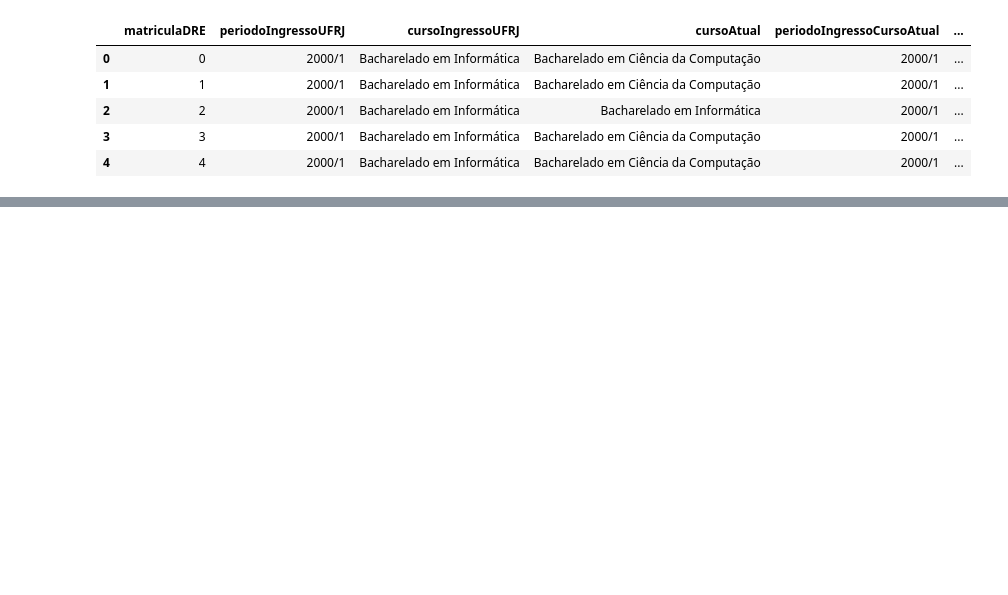
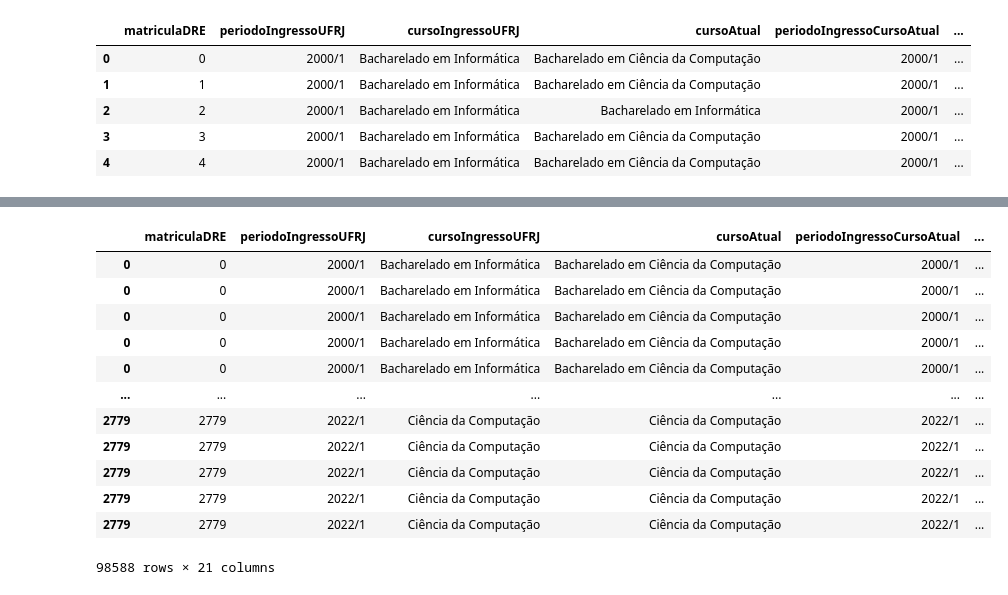
Before and after one commit to MarcosEduard0/Streamlit-TCC, a Jupyter notebook: marcos.ipynb, the cells around one changed output, grey strips where cells are left out. Drawn from its saved outputs; the diff is of its cells as text; code cells hidden in the pictures; blank space fills up the shorter version.

```diff
--- a/marcos.ipynb
+++ b/marcos.ipynb
@@ -15 +83,3 @@ df.head(5)
+# %%
+df['disciplinasCursadas'] = df['disciplinasCursadas'].apply(lambda x: [tuple(item.split('-')) for item in x.split('\n')])
 # %%
@@ -28,0 +89,2 @@ Index(['Unnamed: 0', 'matriculaDRE', 'periodoIngressoUFRJ',
+# %%
+df_exploded = df.explode('disciplinasCursadas')
@@ -28,0 +112,8 @@ Index(['Unnamed: 0', 'matriculaDRE', 'periodoIngressoUFRJ',
+# %%
+df_exploded['disciplinasCursadas'] = df_exploded['disciplinasCursadas'].apply(lambda x: (
+    x[0].replace(' ', ''),
+    x[1].split()[0].replace(' ', ''),
+    ' '.join(x[1].split()[1:]),
+    x[2].replace(' ', ''),
+    x[3].replace(' ', '')
+))
@@ -28,0 +124,3 @@ Index(['Unnamed: 0', 'matriculaDRE', 'periodoIngressoUFRJ',
+# %%
+d_disciplina = pd.DataFrame(df_exploded['disciplinasCursadas'].tolist(), index=df_exploded.index, columns=('periodo','cod_Disciplina','disciplina','grau_disciplina','situacao_disciplina'))
+d_disciplina
@@ -28,0 +141,18 @@ Index(['Unnamed: 0', 'matriculaDRE', 'periodoIngressoUFRJ',
+# %%
+df = pd.concat([df_exploded, d_disciplina], axis=1)
+df.drop('disciplinasCursadas', axis=1, inplace=True)
+df
+# %% [output]
+|  | matriculaDRE | periodoIngressoUFRJ | cursoIngressoUFRJ | cursoAtual | periodoIngressoCursoAtual | ... |
+| 0 | 0 | 2000/1 | Bacharelado em Informática | Bacharelado em Ciência da Computação | 2000/1 | ... |
+| 0 | 0 | 2000/1 | Bacharelado em Informática | Bacharelado em Ciência da Computação | 2000/1 | ... |
+| 0 | 0 | 2000/1 | Bacharelado em Informática | Bacharelado em Ciência da Computação | 2000/1 | ... |
+| 0 | 0 | 2000/1 | Bacharelado em Informática | Bacharelado em Ciência da Computação | 2000/1 | ... |
+| 0 | 0 | 2000/1 | Bacharelado em Informática | Bacharelado em Ciência da Computação | 2000/1 | ... |
+| ... | ... | ... | ... | ... | ... | ... |
+| 2779 | 2779 | 2022/1 | Ciência da Computação | Ciência da Computação | 2022/1 | ... |
+| 2779 | 2779 | 2022/1 | Ciência da Computação | Ciência da Computação | 2022/1 | ... |
+| 2779 | 2779 | 2022/1 | Ciência da Computação | Ciência da Computação | 2022/1 | ... |
+| 2779 | 2779 | 2022/1 | Ciência da Computação | Ciência da Computação | 2022/1 | ... |
+| 2779 | 2779 | 2022/1 | Ciência da Computação | Ciência da Computação | 2022/1 | ... |
+98588 rows × 21 columns
```
Also changed, not shown: parts of 21 cells of this notebook, 2 other files.
